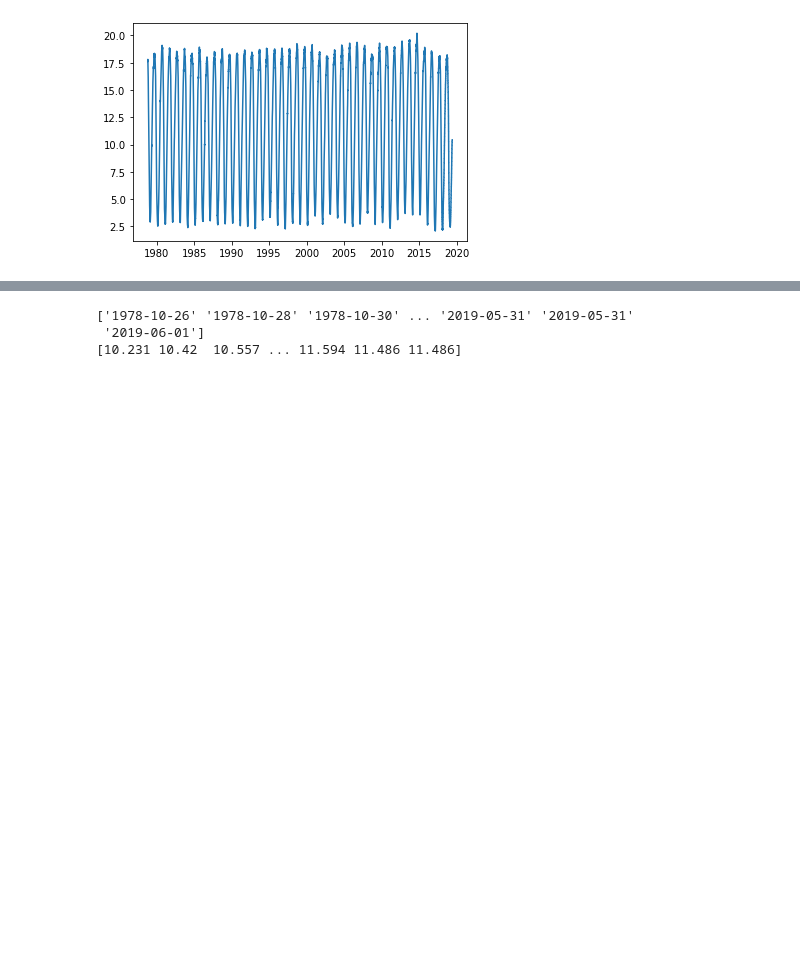
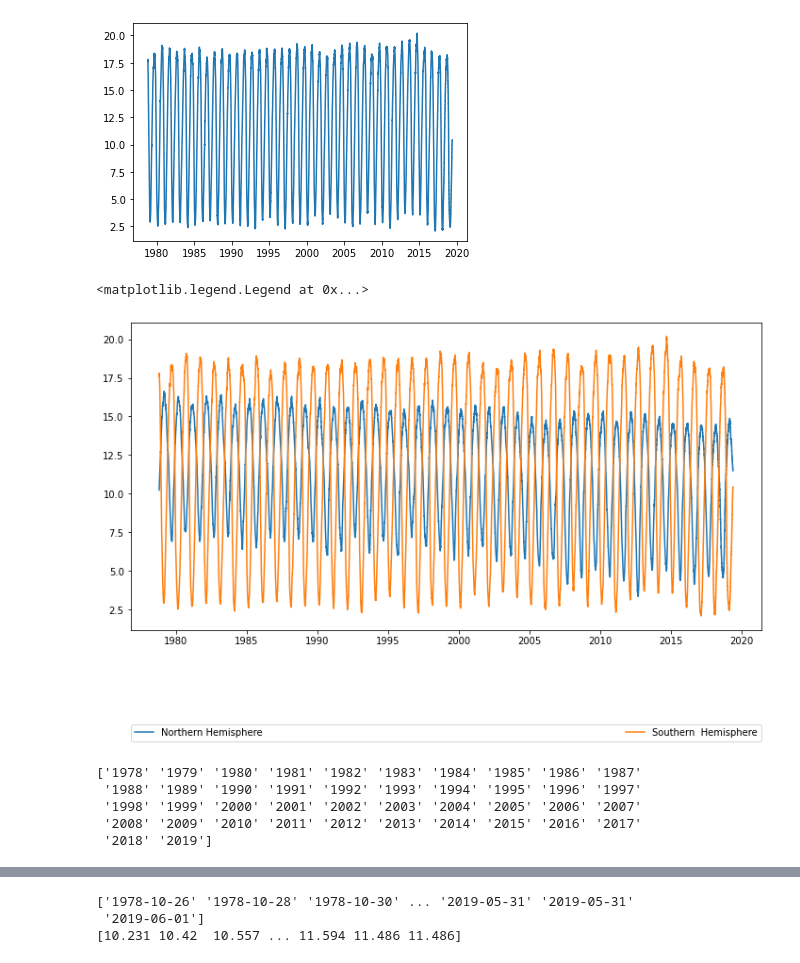
Before and after one commit to eyalnus/Python-Data, a Jupyter notebook: NumPy-full.ipynb, the cells around one changed output, grey strips where cells are left out. Saved outputs shown, nothing was run; the diff lists cells and outputs as text; code cells hidden in the pictures; blank space fills up the shorter version.

```diff
--- a/NumPy-full.ipynb
+++ b/NumPy-full.ipynb
@@ -763,3 +762,21 @@ plt.plot(s_date,s_extent)
 # %% [output]
 [<matplotlib.lines.Line2D at 0x...>]
 [figure]
+# %%
+fig=plt.figure(figsize=(12, 6))
+plt.plot(n_date,n_extent,label='Northern Hemisphere')
+plt.plot(s_date,s_extent,label='Southern  Hemisphere')
+plt.legend(bbox_to_anchor=(0., -.362, 1., .102), loc=3, ncol=2,
+           mode="expand", borderaxespad=0.)
+# %% [output]
+<matplotlib.legend.Legend at 0x...>
+[figure, added]
+# %%
+years = np.unique(n_date.astype('datetime64[Y]'))
+print(years)
+# %% [output]
+['1978' '1979' '1980' '1981' '1982' '1983' '1984' '1985' '1986' '1987'
+ '1988' '1989' '1990' '1991' '1992' '1993' '1994' '1995' '1996' '1997'
+ '1998' '1999' '2000' '2001' '2002' '2003' '2004' '2005' '2006' '2007'
+ '2008' '2009' '2010' '2011' '2012' '2013' '2014' '2015' '2016' '2017'
+ '2018' '2019']
```
Also changed, not shown: parts of 35 cells of this notebook, 3 other files.
